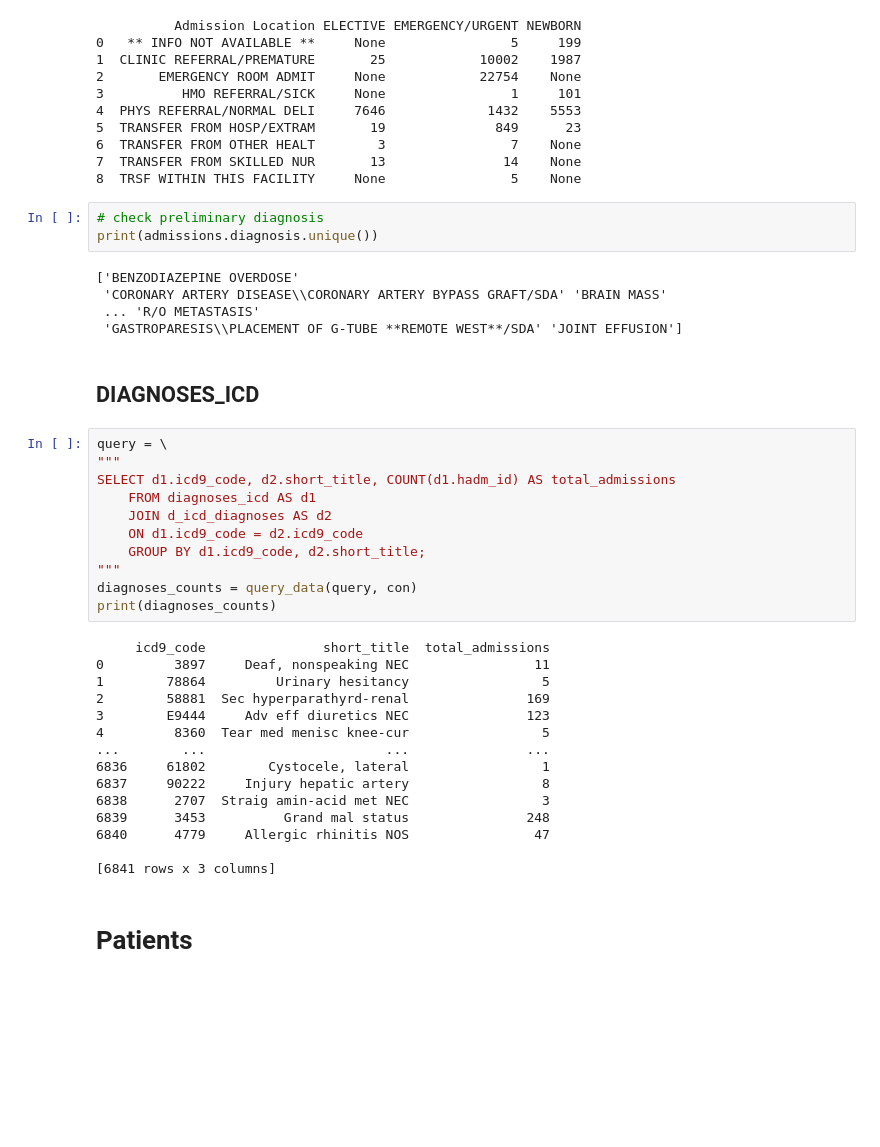
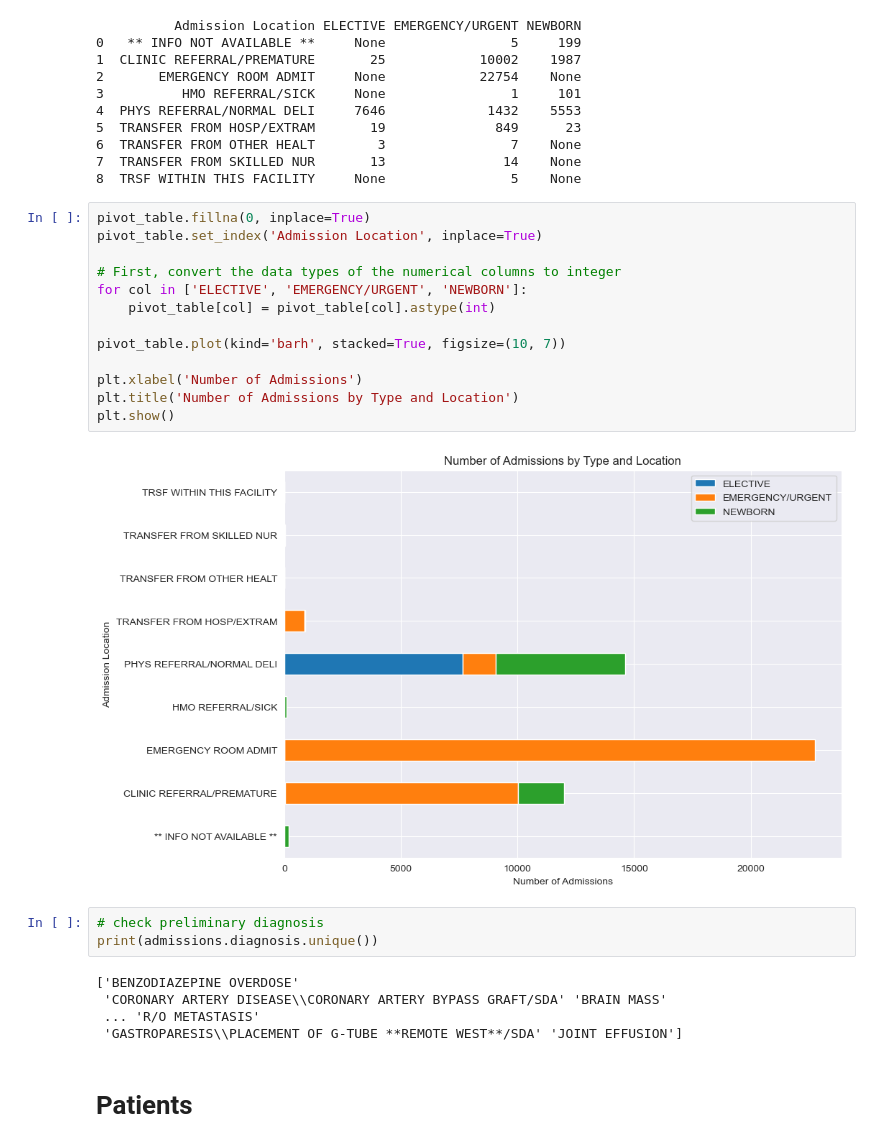
Before and after one commit to drama-404/FuzzyMedNet, a Jupyter notebook: data_viz/01_patient_stay_data.ipynb, the cells around one changed output. Drawn from its saved outputs; the diff is of its cells as text; blank space fills up the shorter version.

```diff
--- a/data_viz/01_patient_stay_data.ipynb
+++ b/data_viz/01_patient_stay_data.ipynb
@@ -167,6 +169,21 @@ print(pivot_table)
 6  TRANSFER FROM OTHER HEALT        3                7    None
 7  TRANSFER FROM SKILLED NUR       13               14    None
 8  TRSF WITHIN THIS FACILITY     None                5    None
+# %%
+pivot_table.fillna(0, inplace=True)
+pivot_table.set_index('Admission Location', inplace=True)
+
+# First, convert the data types of the numerical columns to integer
+for col in ['ELECTIVE', 'EMERGENCY/URGENT', 'NEWBORN']:
+    pivot_table[col] = pivot_table[col].astype(int)
+
+pivot_table.plot(kind='barh', stacked=True, figsize=(10, 7))
+
+plt.xlabel('Number of Admissions')
+plt.title('Number of Admissions by Type and Location')
+plt.show()
+# %% [output]
+[figure, added]
 # %%
 # check preliminary diagnosis
 print(admissions.diagnosis.unique())
@@ -175,34 +192,6 @@ print(admissions.diagnosis.unique())
  'CORONARY ARTERY DISEASE\\CORONARY ARTERY BYPASS GRAFT/SDA' 'BRAIN MASS'
  ... 'R/O METASTASIS'
  'GASTROPARESIS\\PLACEMENT OF G-TUBE **REMOTE WEST**/SDA' 'JOINT EFFUSION']
-# %% [markdown]
-## DIAGNOSES_ICD
-# %%
-query = \
-"""
-SELECT d1.icd9_code, d2.short_title, COUNT(d1.hadm_id) AS total_admissions
-	FROM diagnoses_icd AS d1
-	JOIN d_icd_diagnoses AS d2
-	ON d1.icd9_code = d2.icd9_code
-	GROUP BY d1.icd9_code, d2.short_title;
-"""
-diagnoses_counts = query_data(query, con)
-print(diagnoses_counts)
-# %% [output]
-     icd9_code               short_title  total_admissions
-0         3897     Deaf, nonspeaking NEC                11
-1        78864         Urinary hesitancy                 5
-2        58881  Sec hyperparathyrd-renal               169
-3        E9444     Adv eff diuretics NEC               123
-4         8360  Tear med menisc knee-cur                 5
-...        ...                       ...               ...
-6836     61802        Cystocele, lateral                 1
-6837     90222     Injury hepatic artery                 8
-6838      2707  Straig amin-acid met NEC                 3
-6839      3453          Grand mal status               248
-6840      4779     Allergic rhinitis NOS                47
-
-[6841 rows x 3 columns]
 # %% [markdown]
 # Patients
 # %%
```
Also changed, not shown: parts of 28 cells of this notebook, 8 other files.
